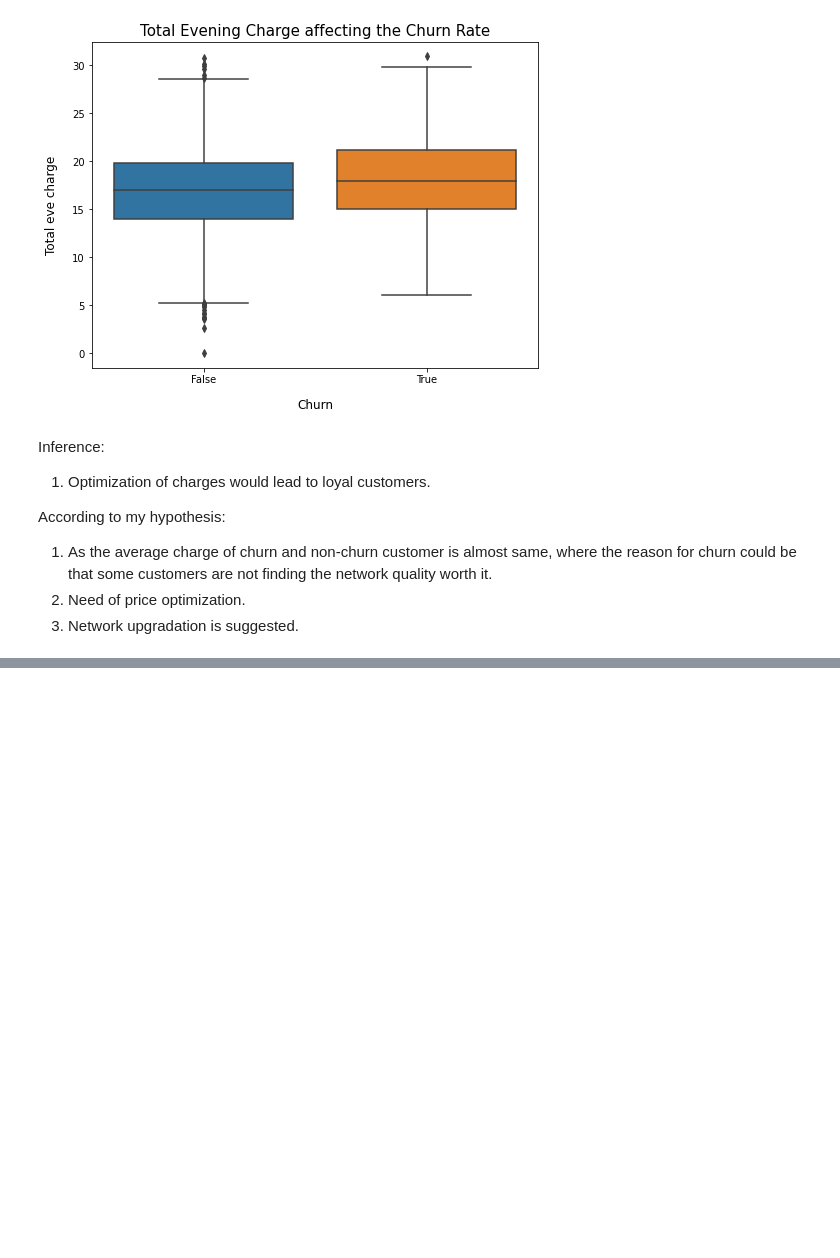
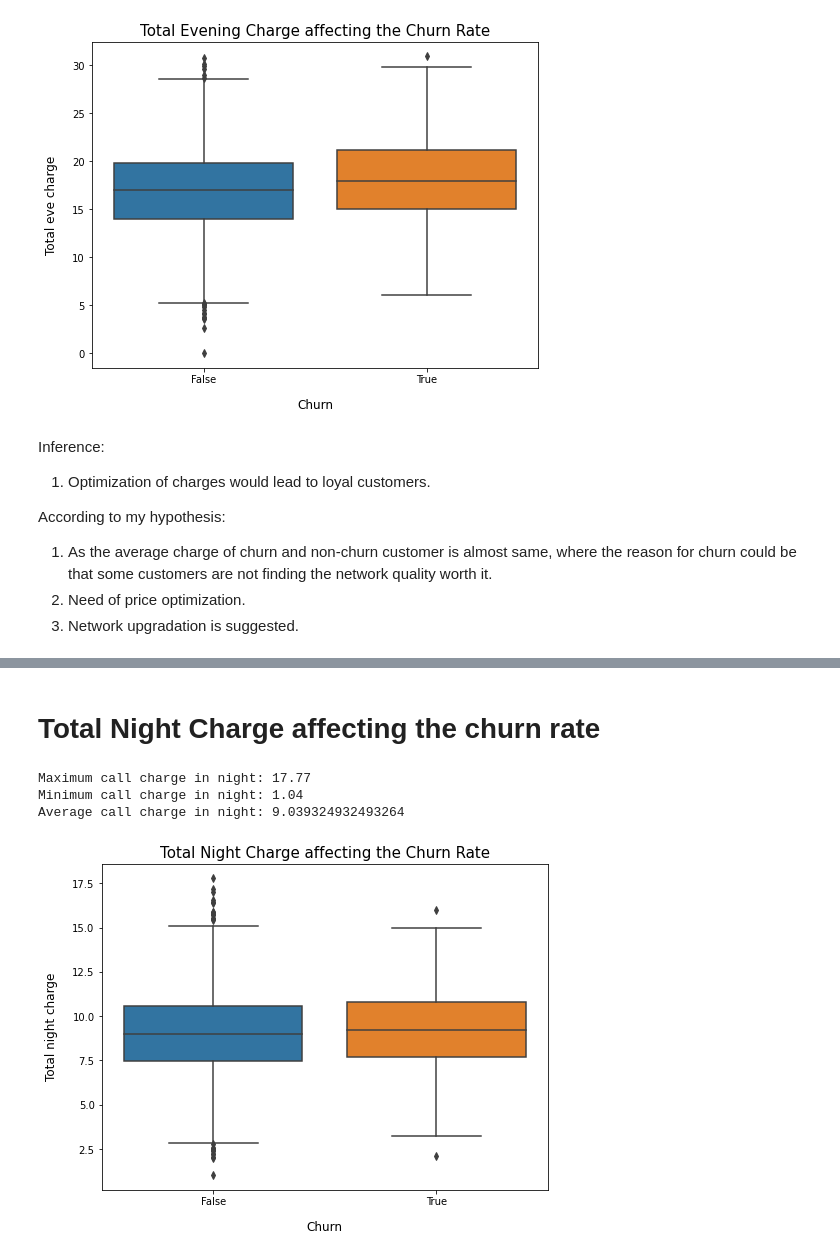
Before and after one commit to Akshadanair/Telecom-Churn-Analysis, a Jupyter notebook: Telecom_Churn_Analysis_Capstone_Project.ipynb, the cells around one changed output, grey strips where cells are left out. Drawn from its saved outputs; the diff is of its cells as text; code cells hidden in the pictures; blank space fills up the shorter version.

```diff
--- a/Telecom_Churn_Analysis_Capstone_Project.ipynb
+++ b/Telecom_Churn_Analysis_Capstone_Project.ipynb
@@ -591,0 +662,26 @@ According to my hypothesis:
+# %% [markdown]
+# **Total Night Charge affecting the churn rate**
+# %%
+#Printing maximum, minimum and average call charge in night
+
+print('Maximum call charge in night:',telecom_data['Total night charge'].max())
+print('Minimum call charge in night:',telecom_data['Total night charge'].min())
+print('Average call charge in night:',telecom_data['Total night charge'].mean())
+# %% [output]
+Maximum call charge in night: 17.77
+Minimum call charge in night: 1.04
+Average call charge in night: 9.039324932493264
+# %%
+#Total Night Charge affecting the churn rate
+
+#setting figure size
+fig = plt.figure(figsize=(8,6))
+
+#Creating boxplot
+sns.boxplot(y= telecom_data['Total night charge'], x = telecom_data['Churn'])
+plt.xlabel("Churn", labelpad=14, fontsize = 12)
+plt.ylabel("Total night charge", labelpad=14, fontsize = 12)
+plt.title("Total Night Charge affecting the Churn Rate", fontsize = 15)
+plt.show()
+# %% [output]
+[figure, added]
```
Also changed, not shown: parts of 17 cells of this notebook.
